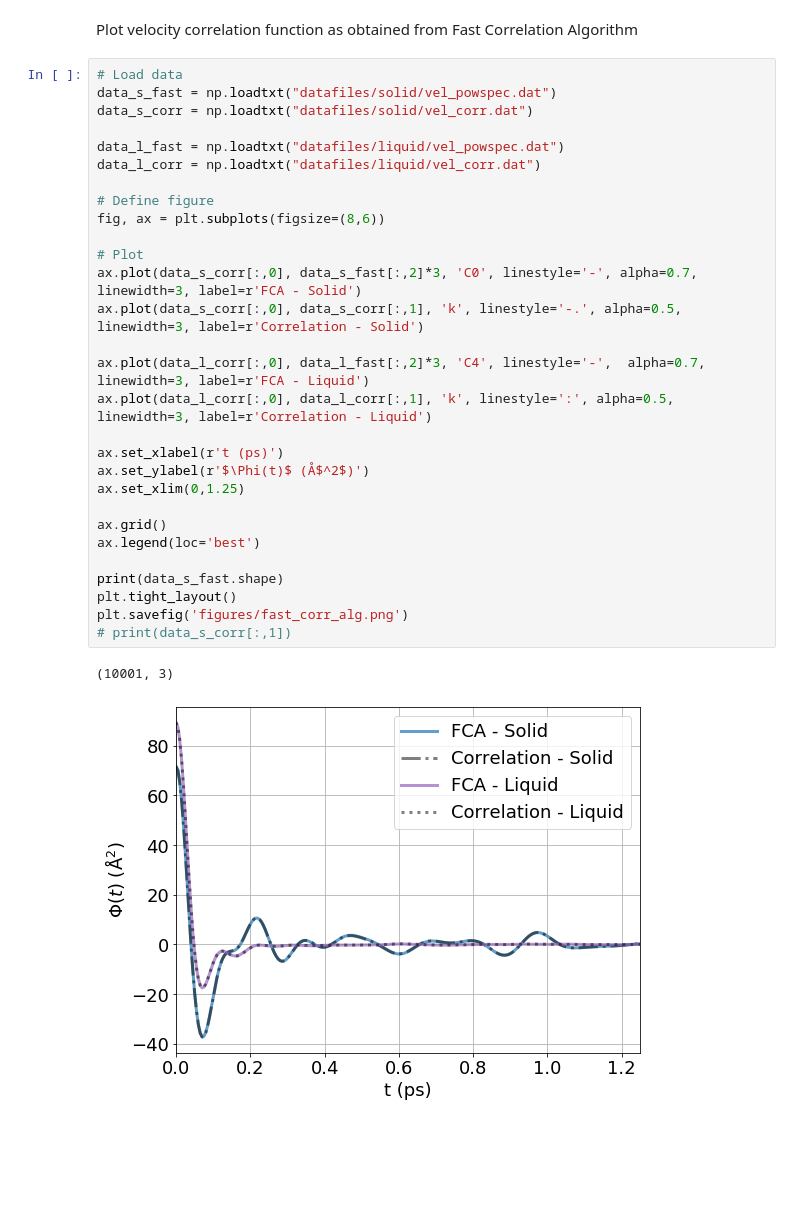
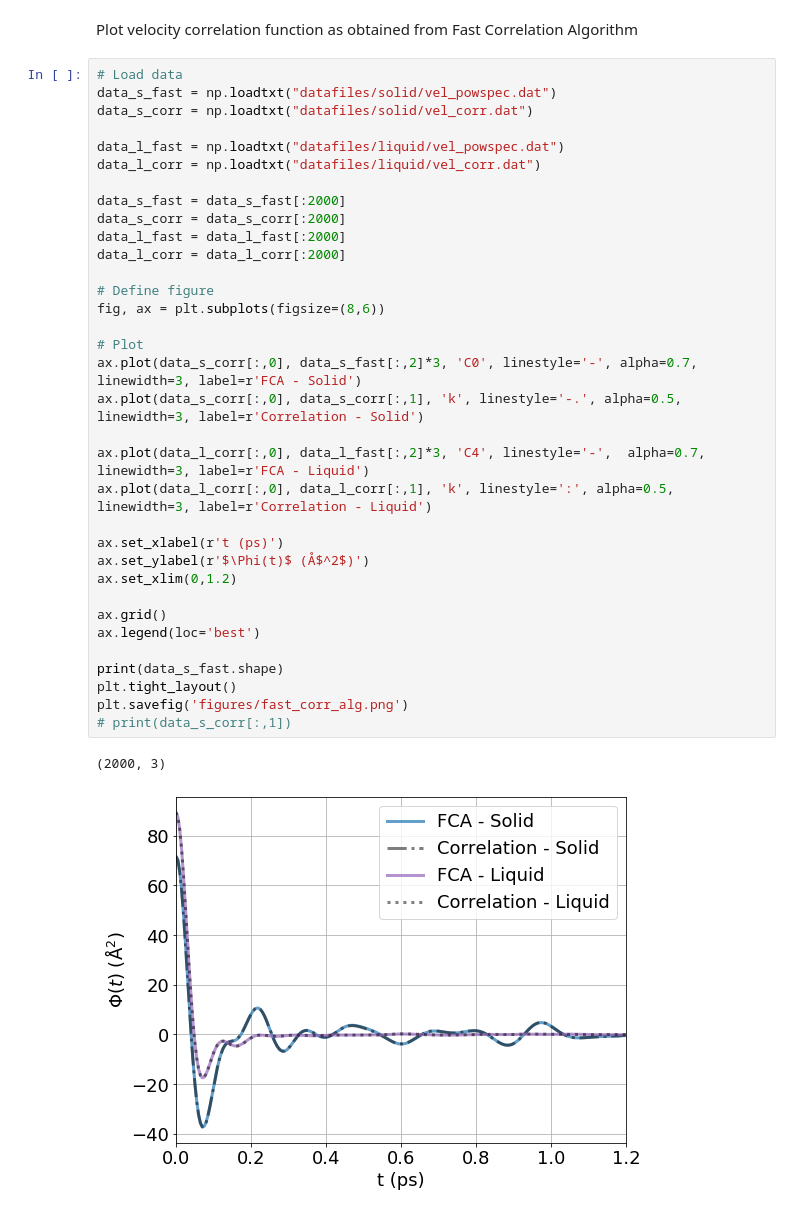
Before and after one commit to elindgren/compphys_homeworks, a Jupyter notebook: H1/Homework 1 - Notebook.ipynb, the cells around one changed output. Drawn from its saved outputs; the diff is of its cells as text; blank space fills up the shorter version.

```diff
--- a/H1/Homework 1 - Notebook.ipynb
+++ b/H1/Homework 1 - Notebook.ipynb
@@ -501,32 +502,37 @@ Plot velocity correlation function as obtained from Fast Correlation Algorithm
 # %%
 # Load data
 data_s_fast = np.loadtxt("datafiles/solid/vel_powspec.dat")
 data_s_corr = np.loadtxt("datafiles/solid/vel_corr.dat")
 
 data_l_fast = np.loadtxt("datafiles/liquid/vel_powspec.dat")
 data_l_corr = np.loadtxt("datafiles/liquid/vel_corr.dat")
+
+data_s_fast = data_s_fast[:2000]
+data_s_corr = data_s_corr[:2000]
+data_l_fast = data_l_fast[:2000]
+data_l_corr = data_l_corr[:2000]
 
 # Define figure
 fig, ax = plt.subplots(figsize=(8,6))
 
 # Plot
 ax.plot(data_s_corr[:,0], data_s_fast[:,2]*3, 'C0', linestyle='-', alpha=0.7, linewidth=3, label=r'FCA - Solid')
 ax.plot(data_s_corr[:,0], data_s_corr[:,1], 'k', linestyle='-.', alpha=0.5, linewidth=3, label=r'Correlation - Solid')
 
 ax.plot(data_l_corr[:,0], data_l_fast[:,2]*3, 'C4', linestyle='-',  alpha=0.7, linewidth=3, label=r'FCA - Liquid')
 ax.plot(data_l_corr[:,0], data_l_corr[:,1], 'k', linestyle=':', alpha=0.5, linewidth=3, label=r'Correlation - Liquid')
 
 ax.set_xlabel(r't (ps)')
 ax.set_ylabel(r'$\Phi(t)$ (Å$^2$)')
-ax.set_xlim(0,1.25)
+ax.set_xlim(0,1.2)
 
 ax.grid()
 ax.legend(loc='best')
 
 print(data_s_fast.shape)
 plt.tight_layout()
 plt.savefig('figures/fast_corr_alg.png')
 # print(data_s_corr[:,1])
 # %% [output]
-(10001, 3)
+(2000, 3)
-[figure, old version]
+[figure, new version]
```
Also changed, not shown: parts of 2 cells of this notebook, 3 other files.
